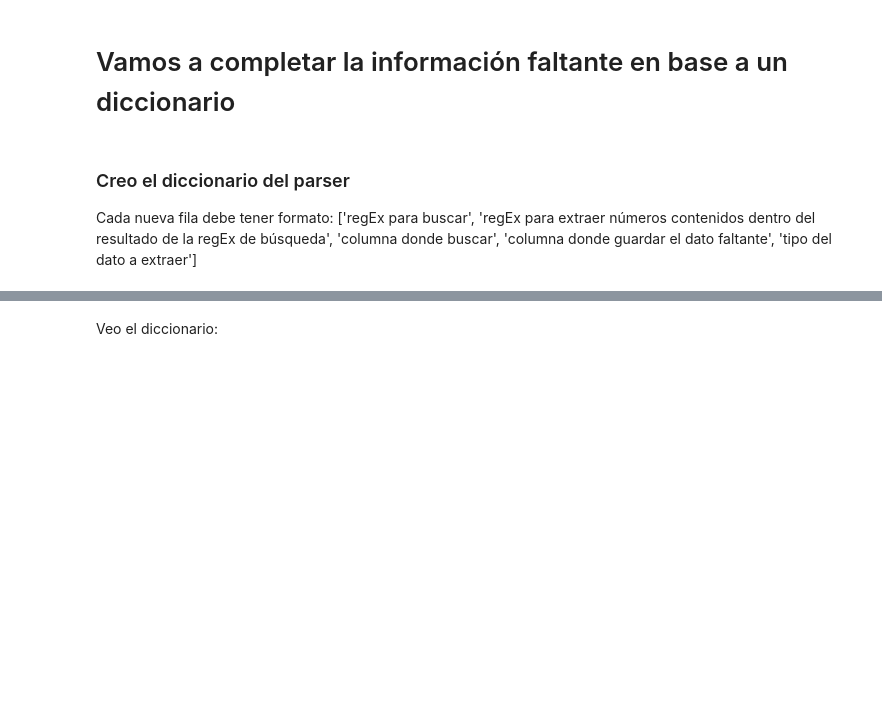
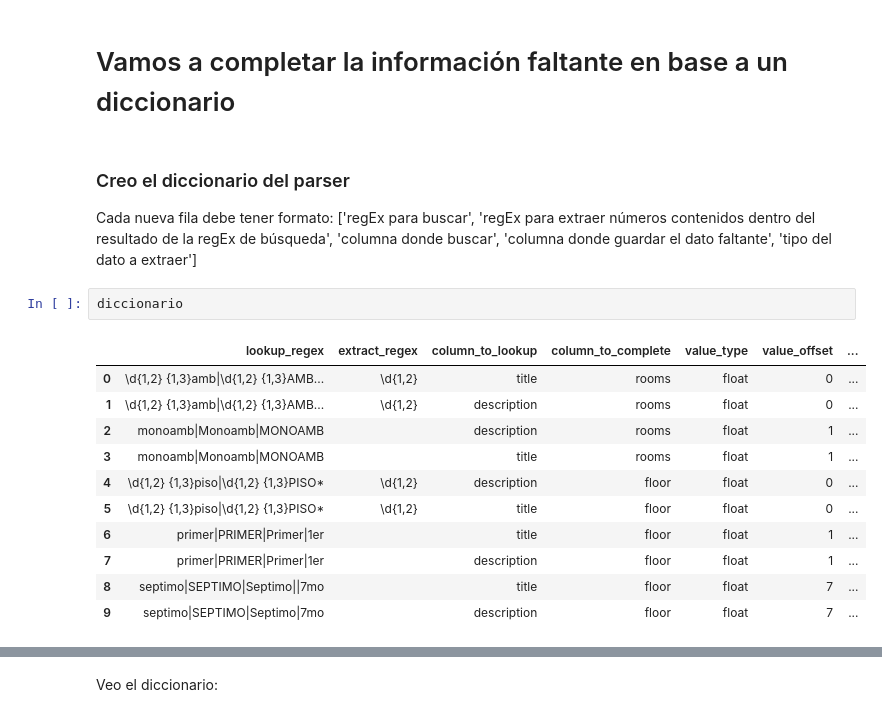
Before and after one commit to atognola/G8_DS_DH, a Jupyter notebook: Limpieza.ipynb, the cells around one changed output, grey strips where cells are left out. Drawn from its saved outputs; the diff is of its cells as text; blank space fills up the shorter version.

```diff
--- a/Limpieza.ipynb
+++ b/Limpieza.ipynb
@@ -97,3 +95,17 @@ El campo rooms tiene 47390 entradas válidas. Vamos a ver si podemos completar
 # %% [markdown]
 ### Creo el diccionario del parser
 Cada nueva fila debe tener formato: ['regEx para buscar', 'regEx para extraer números contenidos dentro del resultado de la regEx de búsqueda', 'columna donde buscar', 'columna donde guardar el dato faltante', 'tipo del dato a extraer']
+# %%
+diccionario
+# %% [output]
+|  | lookup_regex | extract_regex | column_to_lookup | column_to_complete | value_type | value_offset | ... |
+| 0 | \d{1,2} {1,3}amb|\d{1,2} {1,3}AMB... | \d{1,2} | title | rooms | float | 0 | ... |
+| 1 | \d{1,2} {1,3}amb|\d{1,2} {1,3}AMB... | \d{1,2} | description | rooms | float | 0 | ... |
+| 2 | monoamb|Monoamb|MONOAMB |  | description | rooms | float | 1 | ... |
+| 3 | monoamb|Monoamb|MONOAMB |  | title | rooms | float | 1 | ... |
+| 4 | \d{1,2} {1,3}piso|\d{1,2} {1,3}PISO* | \d{1,2} | description | floor | float | 0 | ... |
+| 5 | \d{1,2} {1,3}piso|\d{1,2} {1,3}PISO* | \d{1,2} | title | floor | float | 0 | ... |
+| 6 | primer|PRIMER|Primer|1er |  | title | floor | float | 1 | ... |
+| 7 | primer|PRIMER|Primer|1er |  | description | floor | float | 1 | ... |
+| 8 | septimo|SEPTIMO|Septimo||7mo |  | title | floor | float | 7 | ... |
+| 9 | septimo|SEPTIMO|Septimo|7mo |  | description | floor | float | 7 | ... |
```
Also changed, not shown: parts of 9 cells of this notebook, 3 other files.
